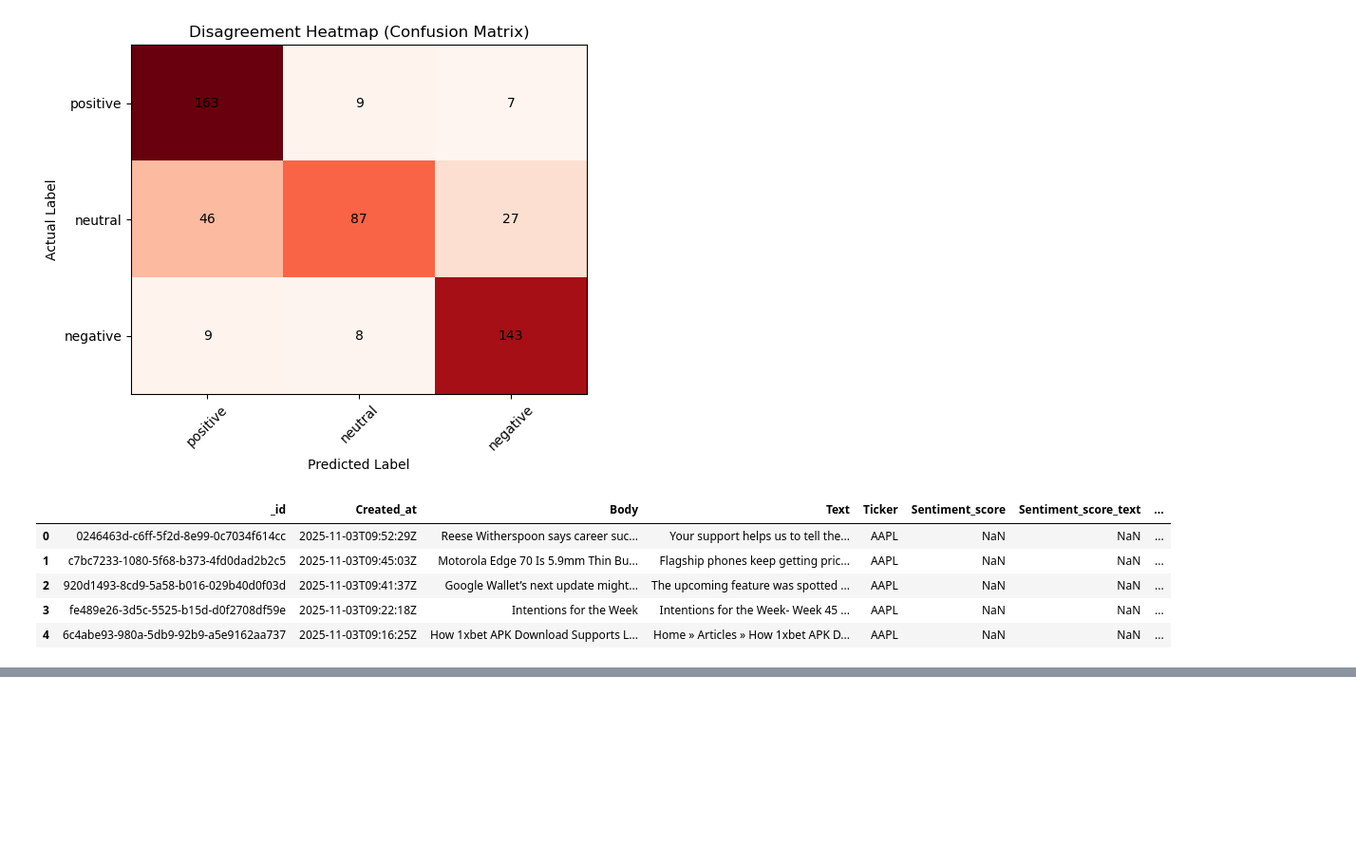
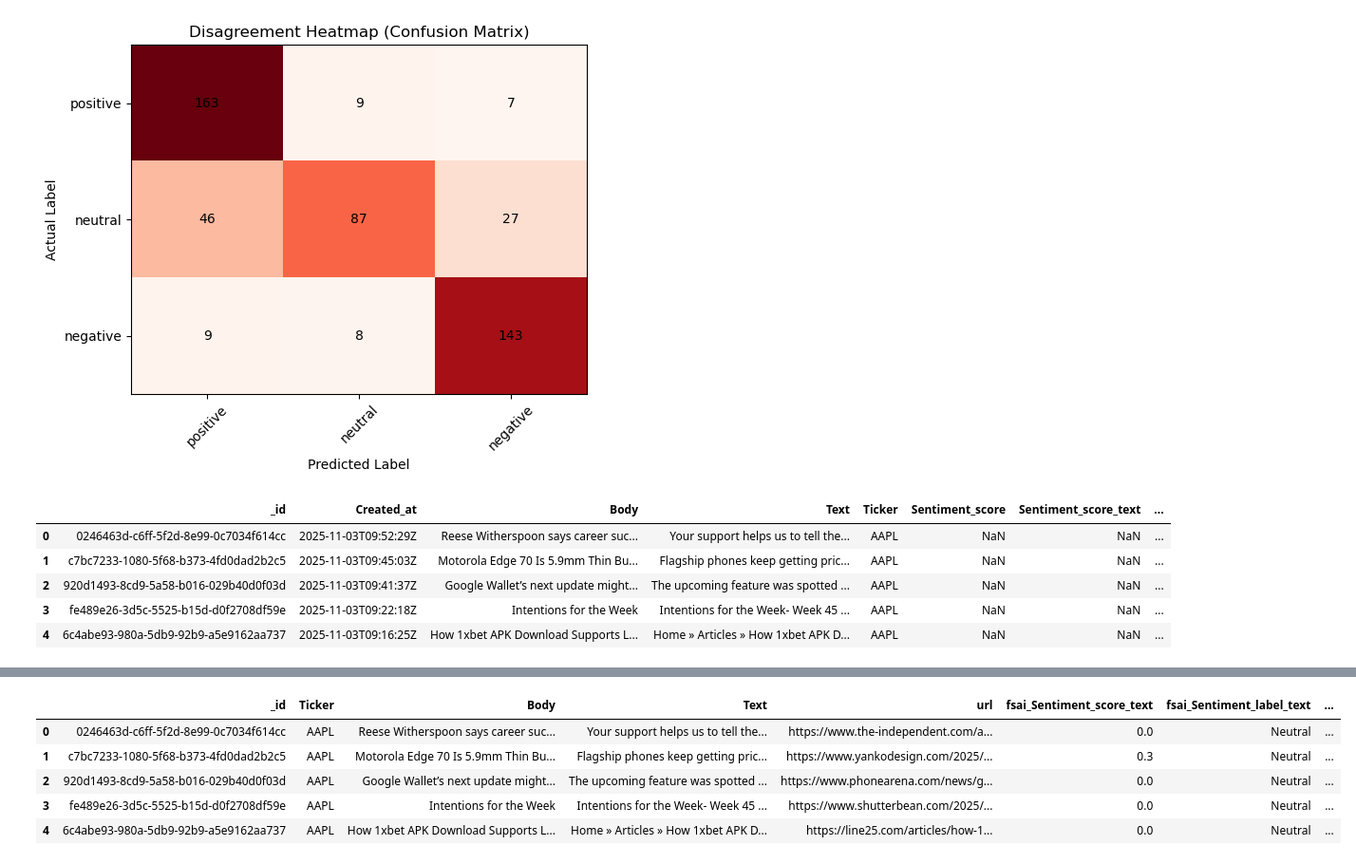
Before and after one commit to rxhxt/ema-analysis, a Jupyter notebook: emaAnalysis/evaluate_llm_models.ipynb, the cells around one changed output, grey strips where cells are left out. Shown at 95% size. Cells and saved outputs as stored; diff of their text form; code cells hidden in the pictures; blank space fills up the shorter version.

```diff
--- a/emaAnalysis/evaluate_llm_models.ipynb
+++ b/emaAnalysis/evaluate_llm_models.ipynb
@@ -999,0 +1182,10 @@ news_df = pd.concat([news_df, results], axis=1)
+# %%
+df_temp_n = news_df
+df_temp_n.head()
+# %% [output]
+|  | _id | Ticker | Body | Text | url | fsai_Sentiment_score_text | fsai_Sentiment_label_text | ... |
+| 0 | 0246463d-c6ff-5f2d-8e99-0c7034f614cc | AAPL | Reese Witherspoon says career suc... | Your support helps us to tell the... | https://www.the-independent.com/a... | 0.0 | Neutral | ... |
+| 1 | c7bc7233-1080-5f68-b373-4fd0dad2b2c5 | AAPL | Motorola Edge 70 Is 5.9mm Thin Bu... | Flagship phones keep getting pric... | https://www.yankodesign.com/2025/... | 0.3 | Neutral | ... |
+| 2 | 920d1493-8cd9-5a58-b016-029b40d0f03d | AAPL | Google Wallet’s next update might... | The upcoming feature was spotted ... | https://www.phonearena.com/news/g... | 0.0 | Neutral | ... |
+| 3 | fe489e26-3d5c-5525-b15d-d0f2708df59e | AAPL | Intentions for the Week | Intentions for the Week- Week 45 ... | https://www.shutterbean.com/2025/... | 0.0 | Neutral | ... |
+| 4 | 6c4abe93-980a-5db9-92b9-a5e9162aa737 | AAPL | How 1xbet APK Download Supports L... | Home » Articles » How 1xbet APK D... | https://line25.com/articles/how-1... | 0.0 | Neutral | ... |
```
Also changed, not shown: parts of 9 cells of this notebook, 4 other files.
